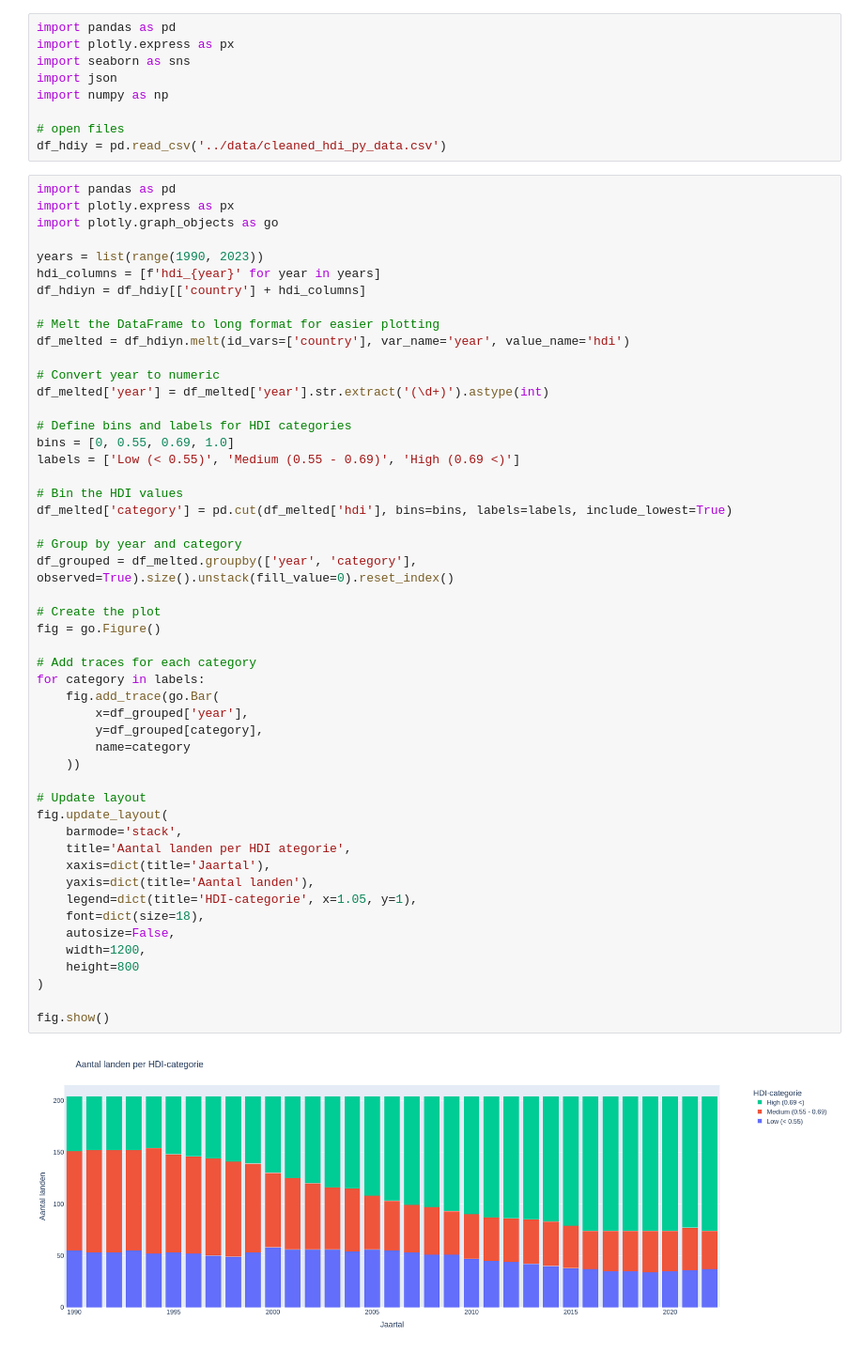
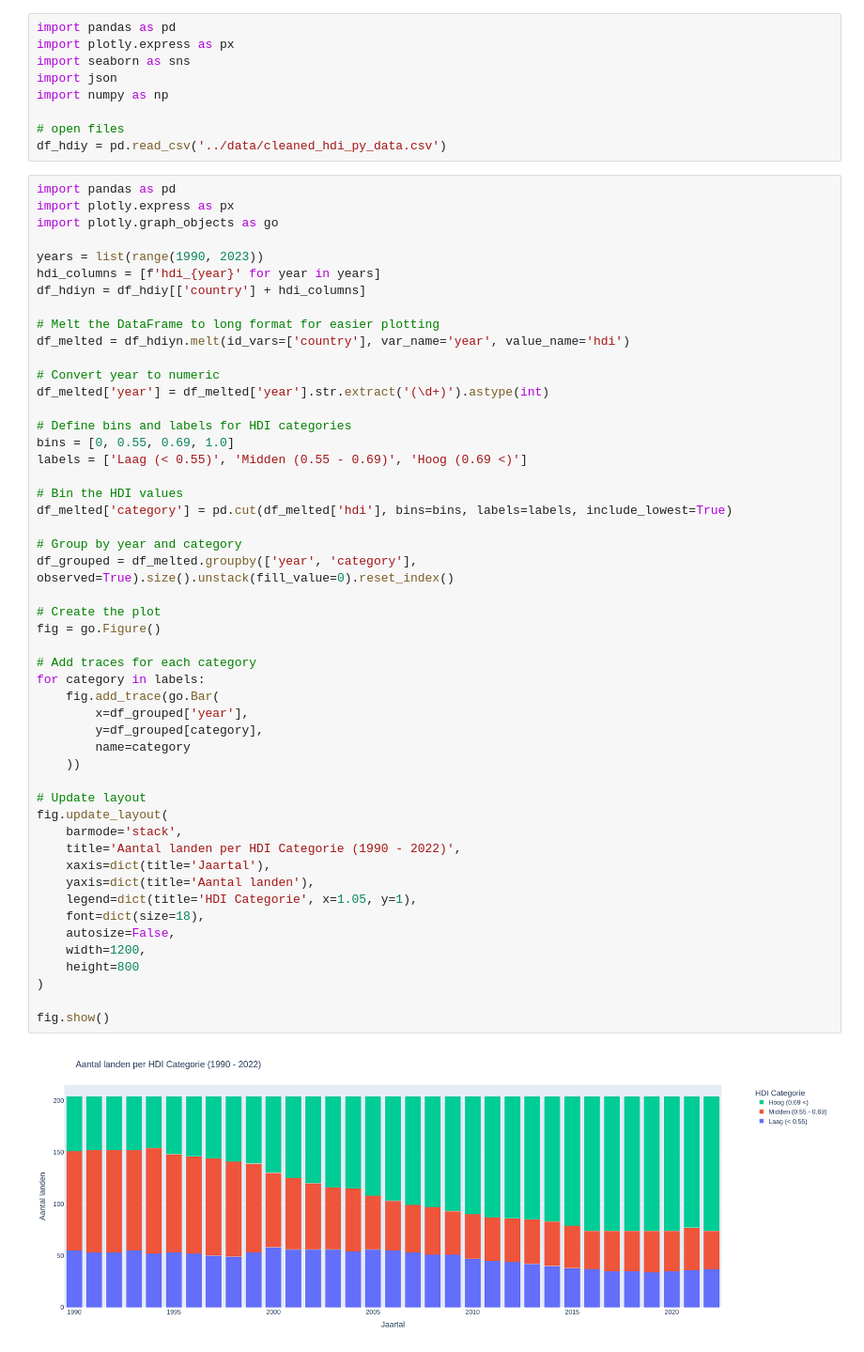
Before and after one commit to goofvanriet/info-vis-final, a Jupyter notebook: notebooks/hdi_per_year.ipynb, the cells around one changed output. Shown: that part at 94% size. Drawn from its saved outputs; the diff is of its cells as text.

```diff
--- a/notebooks/hdi_per_year.ipynb
+++ b/notebooks/hdi_per_year.ipynb
@@ -24,38 +24,38 @@ df_melted['year'] = df_melted['year'].str.extract('(\d+)').astype(int)
 
 # Define bins and labels for HDI categories
 bins = [0, 0.55, 0.69, 1.0]
-labels = ['Low (< 0.55)', 'Medium (0.55 - 0.69)', 'High (0.69 <)']
+labels = ['Laag (< 0.55)', 'Midden (0.55 - 0.69)', 'Hoog (0.69 <)']
 
 # Bin the HDI values
 df_melted['category'] = pd.cut(df_melted['hdi'], bins=bins, labels=labels, include_lowest=True)
 
 # Group by year and category
 df_grouped = df_melted.groupby(['year', 'category'], observed=True).size().unstack(fill_value=0).reset_index()
 
 # Create the plot
 fig = go.Figure()
 
 # Add traces for each category
 for category in labels:
     fig.add_trace(go.Bar(
         x=df_grouped['year'],
         y=df_grouped[category],
         name=category
     ))
 
 # Update layout
 fig.update_layout(
     barmode='stack',
-    title='Aantal landen per HDI ategorie',
+    title='Aantal landen per HDI Categorie (1990 - 2022)',
     xaxis=dict(title='Jaartal'),
     yaxis=dict(title='Aantal landen'),
-    legend=dict(title='HDI-categorie', x=1.05, y=1),
+    legend=dict(title='HDI Categorie', x=1.05, y=1),
     font=dict(size=18),
     autosize=False,
     width=1200,
     height=800
 )
 
 fig.show()
 # %% [output]
-[figure, old version]
+[figure, new version]
```
